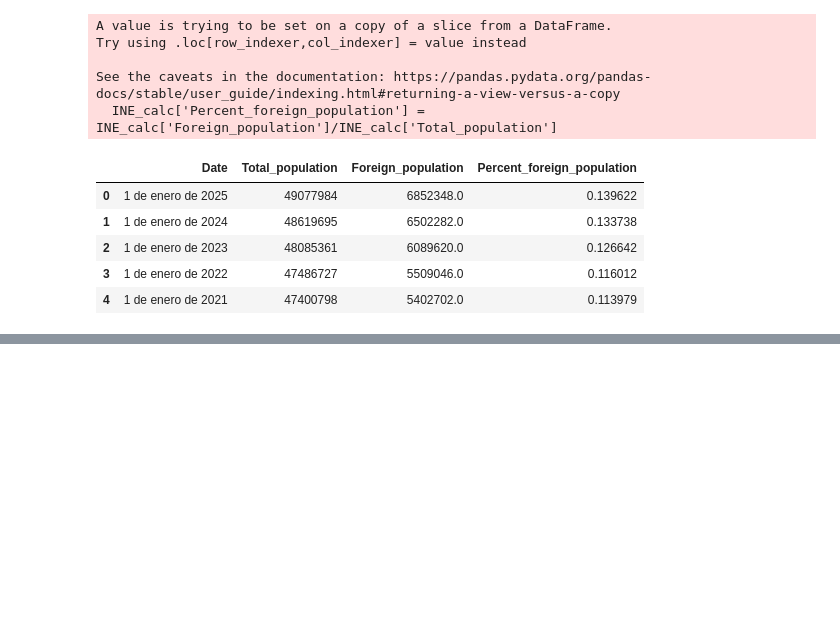
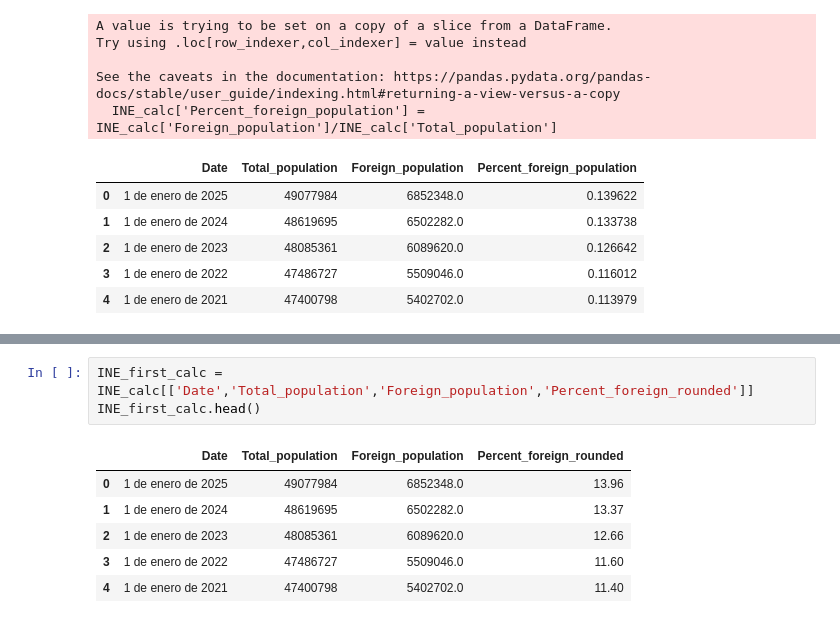
Before and after one commit to Pablo-source/ML-using-Python, a Jupyter notebook: Matplotlib_gallery/06_INE_population_excel_input_FEB25.ipynb, the cells around one changed output, grey strips where cells are left out. Saved outputs shown, nothing was run; the diff lists cells and outputs as text; blank space fills up the shorter version.

```diff
--- a/Matplotlib_gallery/06_INE_population_excel_input_FEB25.ipynb
+++ b/Matplotlib_gallery/06_INE_population_excel_input_FEB25.ipynb
@@ -215,0 +251,10 @@ See the caveats in the documentation: https://pandas.pydata.org/pandas-docs/stab
+# %%
+INE_first_calc = INE_calc[['Date','Total_population','Foreign_population','Percent_foreign_rounded']]
+INE_first_calc.head()
+# %% [output]
+|  | Date | Total_population | Foreign_population | Percent_foreign_rounded |
+| 0 | 1 de enero de 2025 | 49077984 | 6852348.0 | 13.96 |
+| 1 | 1 de enero de 2024 | 48619695 | 6502282.0 | 13.37 |
+| 2 | 1 de enero de 2023 | 48085361 | 6089620.0 | 12.66 |
+| 3 | 1 de enero de 2022 | 47486727 | 5509046.0 | 11.60 |
+| 4 | 1 de enero de 2021 | 47400798 | 5402702.0 | 11.40 |
```
Also changed, not shown: parts of 4 cells of this notebook.
